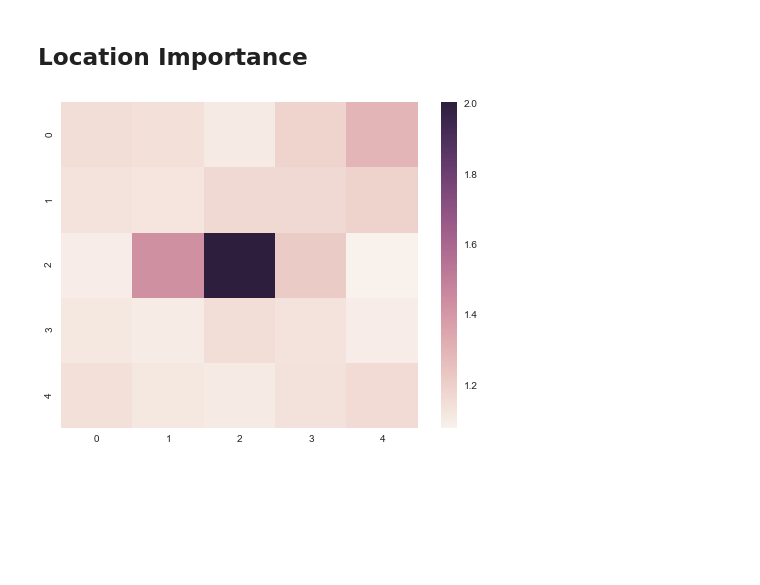
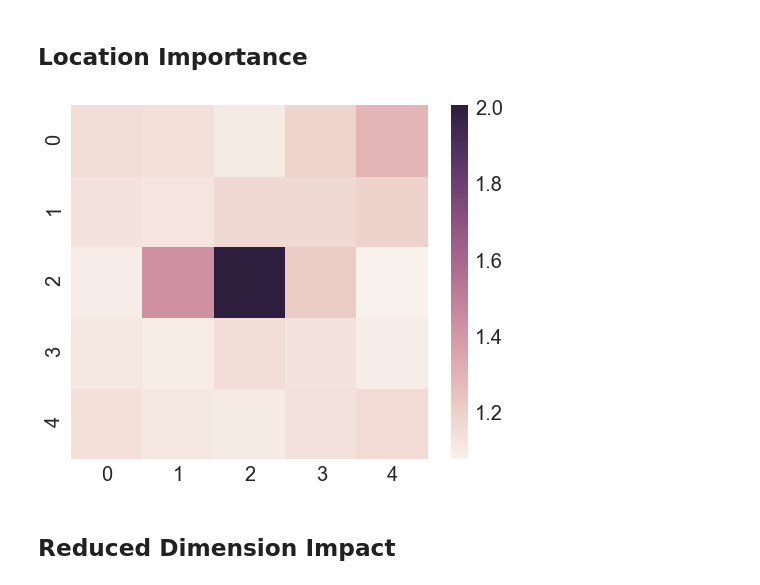
Before and after one commit to TowardSun/mobike-dist, a Jupyter notebook: experiment/kernel_visualize.ipynb, the cells around one changed output. Saved outputs shown, nothing was run; the diff lists cells and outputs as text; code cells hidden in the pictures; blank space fills up the shorter version.

```diff
--- a/experiment/kernel_visualize.ipynb
+++ b/experiment/kernel_visualize.ipynb
@@ -77,9 +90,13 @@ imp_df
 location_array = kernel.reshape(kernel.shape[0], kernel.shape[1], kernel.shape[2] * kernel.shape[3])
 # %%
 loc_importances = np.linalg.norm(location_array, ord=2, axis=-1)
-# %%
-plt.figure(figsize=(8, 6))
-sns.heatmap(loc_importances)
-plt.show()
-# %% [output]
-[figure, removed]
+# %%
+pp = PdfPages('/Users/towardsun/Downloads/IEEEtran-2/results/location_imp.pdf')
+plt.figure(figsize=(8, 6.5))
+sns.heatmap(loc_importances)
+plt.savefig(pp, format='pdf')
+pp.close()
+# %% [output]
+[figure, added]
+# %% [markdown]
+## Reduced Dimension Impact
```
Also changed, not shown: parts of 13 cells of this notebook, 8 other files.
